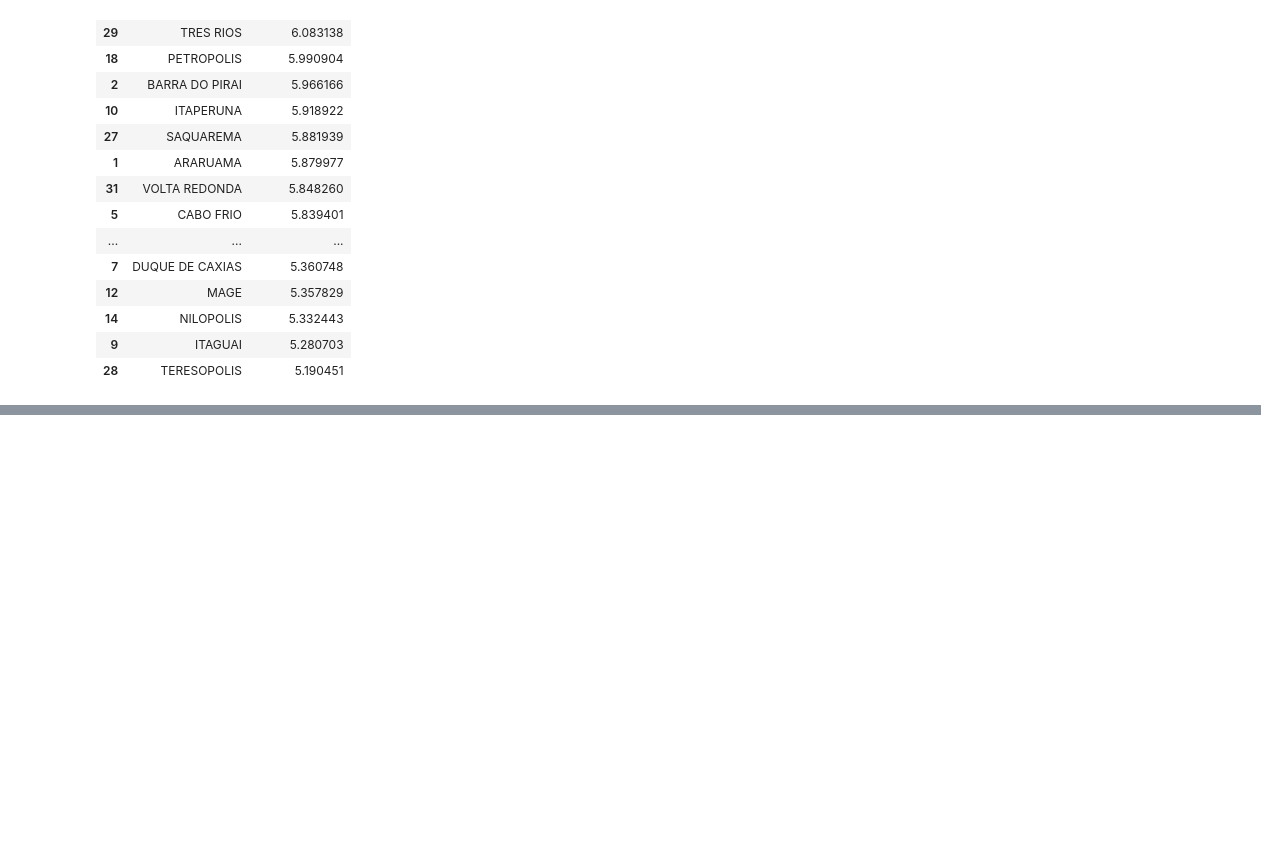
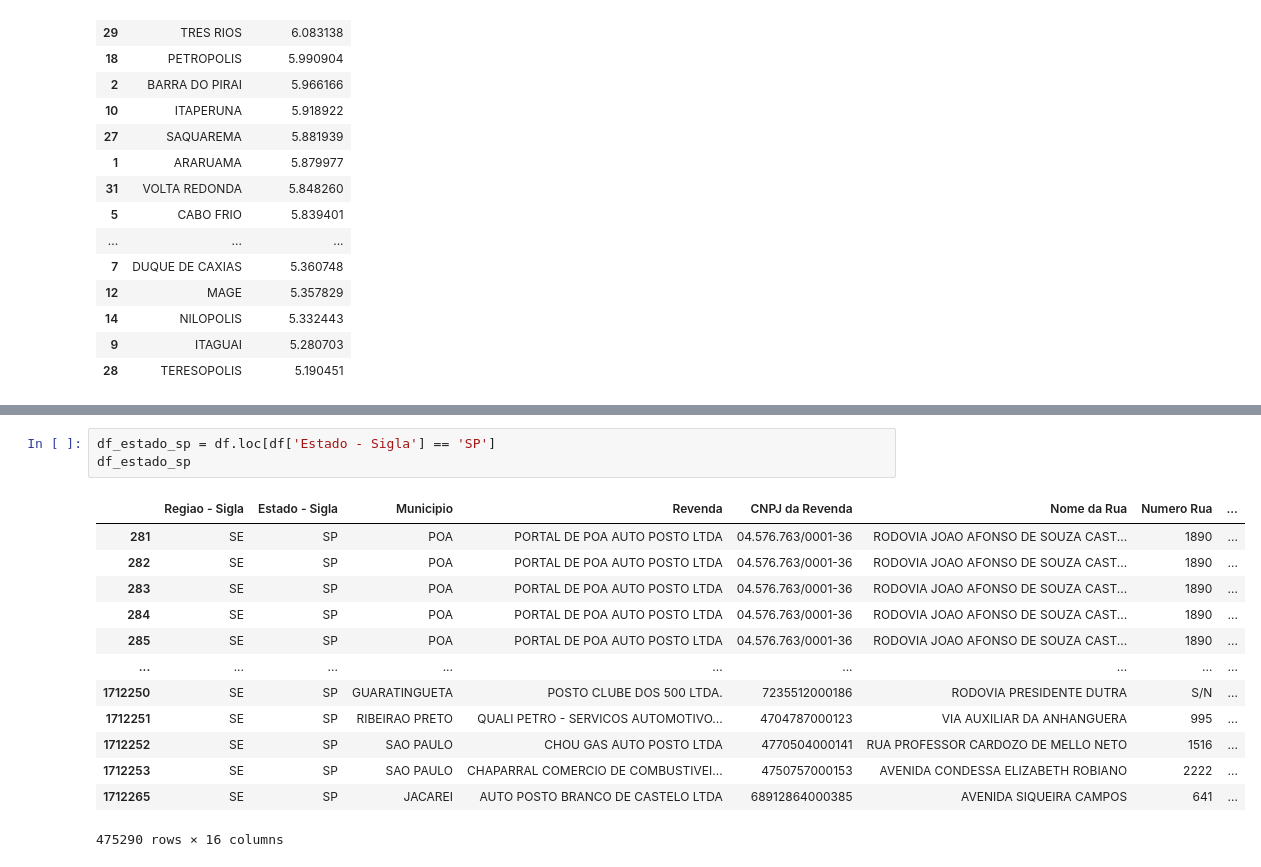
Before and after one commit to MatheusJeronimo96/UC2_analise_de_dados, a Jupyter notebook: MiniProjeto.ipynb, the cells around one changed output, grey strips where cells are left out. Saved outputs shown, nothing was run; the diff lists cells and outputs as text; blank space fills up the shorter version.

```diff
--- a/MiniProjeto.ipynb
+++ b/MiniProjeto.ipynb
@@ -86,0 +147,17 @@ df_mdia_munic_venda
+# %%
+df_estado_sp = df.loc[df['Estado - Sigla'] == 'SP']
+df_estado_sp
+# %% [output]
+|  | Regiao - Sigla | Estado - Sigla | Municipio | Revenda | CNPJ da Revenda | Nome da Rua | Numero Rua | ... |
+| 281 | SE | SP | POA | PORTAL DE POA AUTO POSTO LTDA | 04.576.763/0001-36 | RODOVIA JOAO AFONSO DE SOUZA CAST... | 1890 | ... |
+| 282 | SE | SP | POA | PORTAL DE POA AUTO POSTO LTDA | 04.576.763/0001-36 | RODOVIA JOAO AFONSO DE SOUZA CAST... | 1890 | ... |
+| 283 | SE | SP | POA | PORTAL DE POA AUTO POSTO LTDA | 04.576.763/0001-36 | RODOVIA JOAO AFONSO DE SOUZA CAST... | 1890 | ... |
+| 284 | SE | SP | POA | PORTAL DE POA AUTO POSTO LTDA | 04.576.763/0001-36 | RODOVIA JOAO AFONSO DE SOUZA CAST... | 1890 | ... |
+| 285 | SE | SP | POA | PORTAL DE POA AUTO POSTO LTDA | 04.576.763/0001-36 | RODOVIA JOAO AFONSO DE SOUZA CAST... | 1890 | ... |
+| ... | ... | ... | ... | ... | ... | ... | ... | ... |
+| 1712250 | SE | SP | GUARATINGUETA | POSTO CLUBE DOS 500 LTDA. | 7235512000186 | RODOVIA PRESIDENTE DUTRA | S/N | ... |
+| 1712251 | SE | SP | RIBEIRAO PRETO | QUALI PETRO - SERVICOS AUTOMOTIVO... | 4704787000123 | VIA AUXILIAR DA ANHANGUERA | 995 | ... |
+| 1712252 | SE | SP | SAO PAULO | CHOU GAS AUTO POSTO LTDA | 4770504000141 | RUA PROFESSOR CARDOZO DE MELLO NETO | 1516 | ... |
+| 1712253 | SE | SP | SAO PAULO | CHAPARRAL COMERCIO DE COMBUSTIVEI... | 4750757000153 | AVENIDA CONDESSA ELIZABETH ROBIANO | 2222 | ... |
+| 1712265 | SE | SP | JACAREI | AUTO POSTO BRANCO DE CASTELO LTDA | 68912864000385 | AVENIDA SIQUEIRA CAMPOS | 641 | ... |
+475290 rows × 16 columns
```
Also changed, not shown: parts of 16 cells of this notebook.
